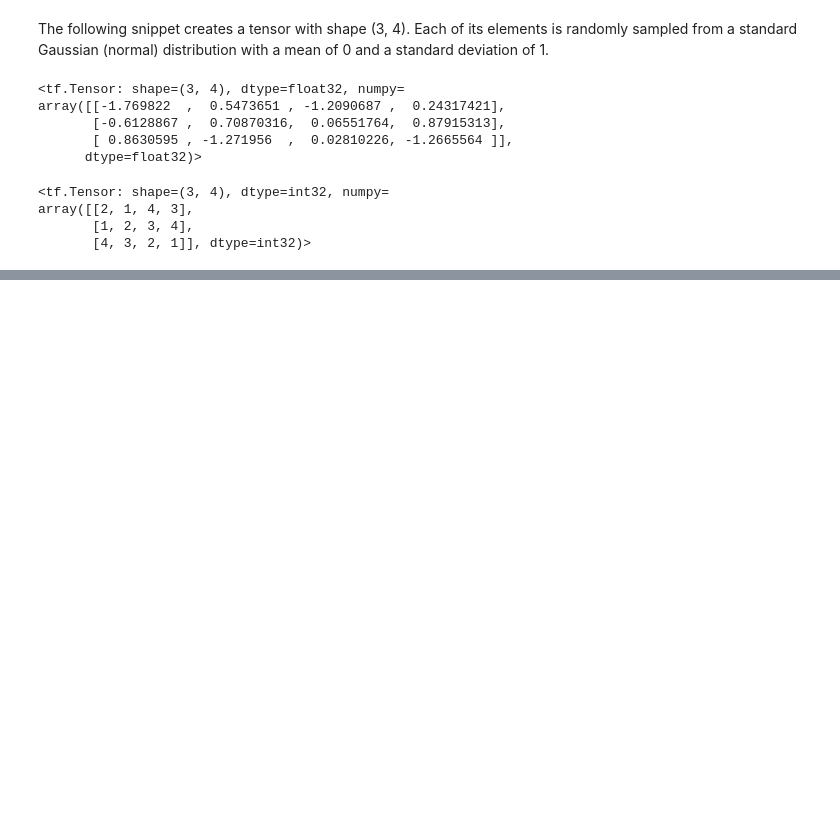
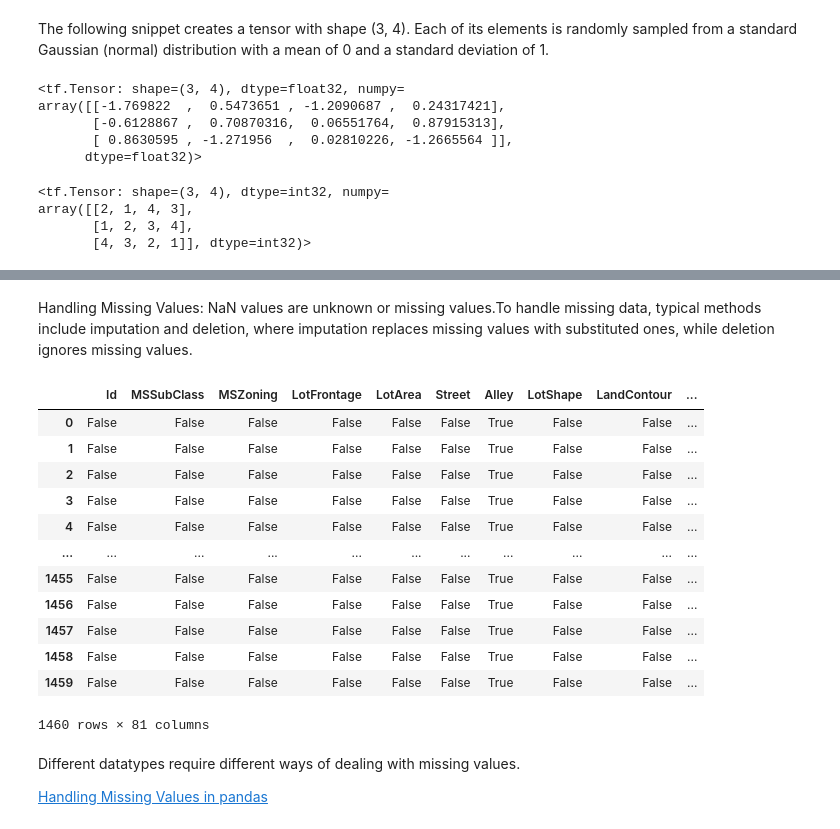
Before and after one commit to Uzmamushtaque/CSCI4962-Projects-ML-AI, a Jupyter notebook: Lecture_2.ipynb, the cells around one changed output, grey strips where cells are left out. Drawn from its saved outputs; the diff is of its cells as text; code cells hidden in the pictures; blank space fills up the shorter version.

```diff
--- a/Lecture_2.ipynb
+++ b/Lecture_2.ipynb
@@ -112,0 +189,9 @@ array([[2, 1, 4, 3],
+# %%
+## Reading the dataset
+
+# If pandas is not installed, just uncomment the following line:
+# !pip install pandas
+import pandas as pd
+
+data = pd.read_csv('train.csv')
+data.head()
@@ -112,0 +206,22 @@ array([[2, 1, 4, 3],
+# %% [markdown]
+Handling Missing Values: NaN values are unknown or missing values.To handle missing data, typical methods include imputation and deletion, where imputation replaces missing values with substituted ones, while deletion ignores missing values.
+# %%
+data.isna()
+# %% [output]
+|  | Id | MSSubClass | MSZoning | LotFrontage | LotArea | Street | Alley | LotShape | LandContour | ... |
+| 0 | False | False | False | False | False | False | True | False | False | ... |
+| 1 | False | False | False | False | False | False | True | False | False | ... |
+| 2 | False | False | False | False | False | False | True | False | False | ... |
+| 3 | False | False | False | False | False | False | True | False | False | ... |
+| 4 | False | False | False | False | False | False | True | False | False | ... |
+| ... | ... | ... | ... | ... | ... | ... | ... | ... | ... | ... |
+| 1455 | False | False | False | False | False | False | True | False | False | ... |
+| 1456 | False | False | False | False | False | False | True | False | False | ... |
+| 1457 | False | False | False | False | False | False | True | False | False | ... |
+| 1458 | False | False | False | False | False | False | True | False | False | ... |
+| 1459 | False | False | False | False | False | False | True | False | False | ... |
+1460 rows × 81 columns
+# %% [markdown]
+Different datatypes require different ways of dealing with missing values.
+
+[Handling Missing Values in pandas](https://pandas.pydata.org/pandas-docs/stable/user_guide/missing_data.html)
```
Also changed, not shown: parts of 13 cells of this notebook.
